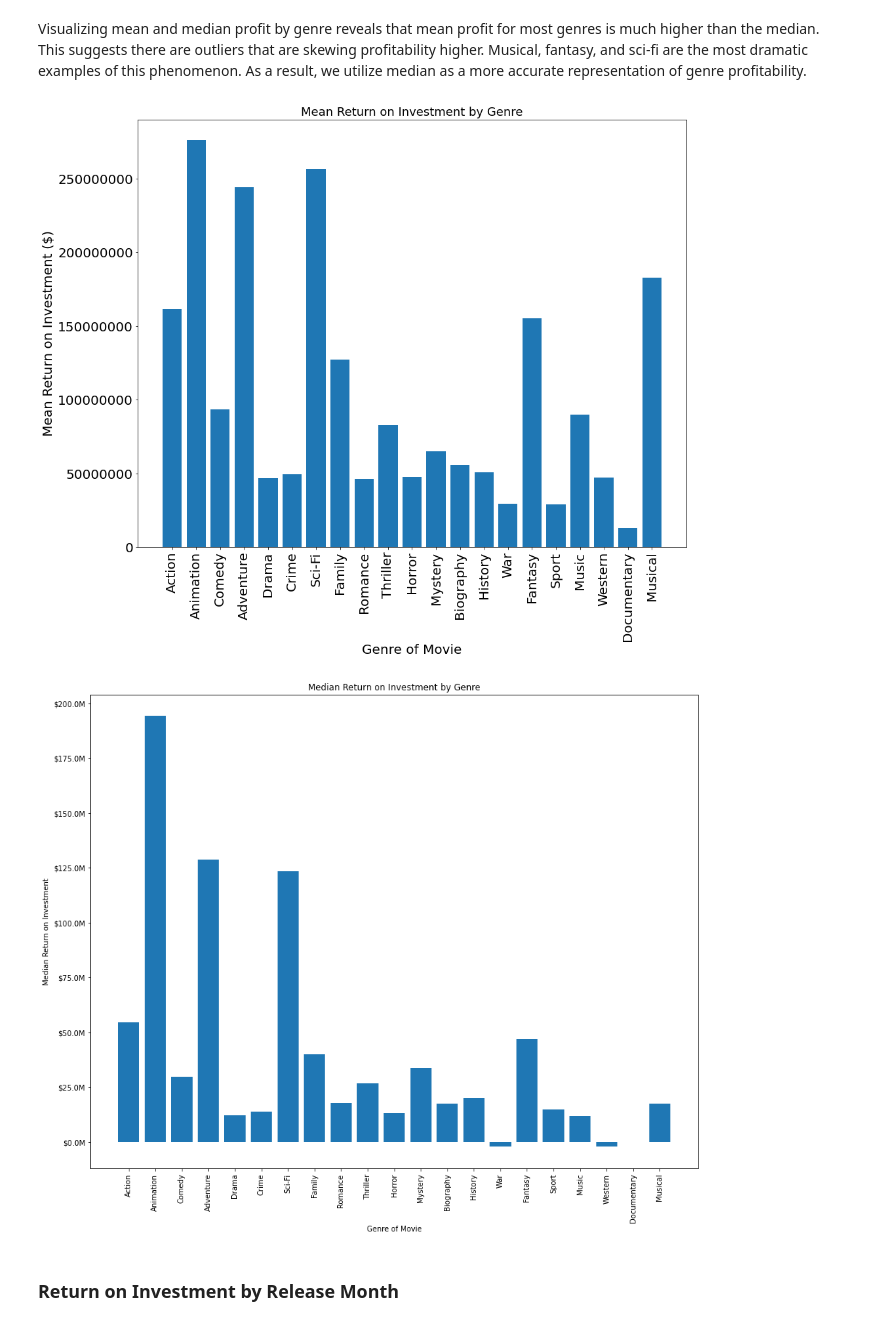
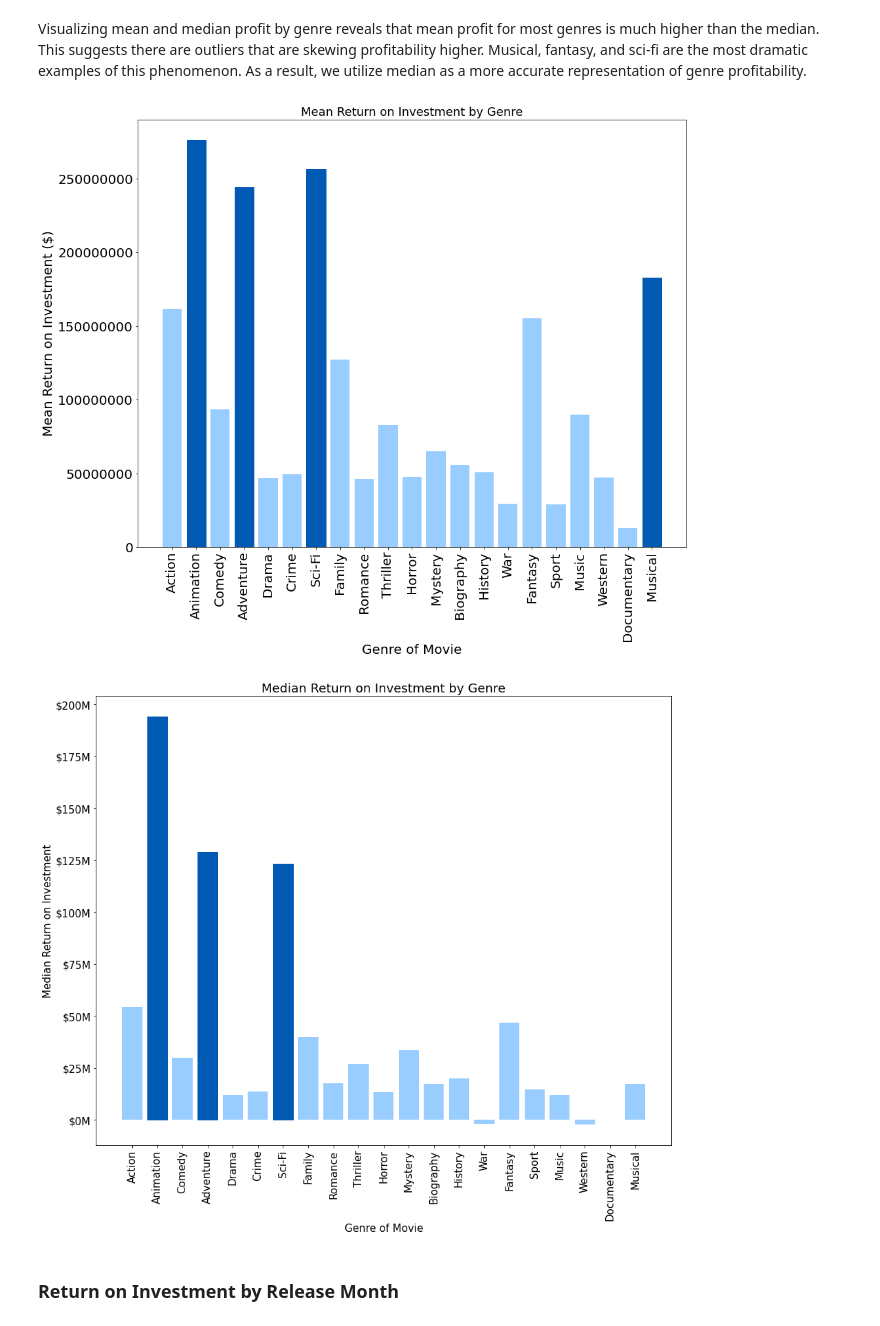
Before and after one commit to ThomasHChapman/p1_project, a Jupyter notebook: main_notebook.ipynb, the cells around one changed output. Cells and saved outputs as stored; diff of their text form; code cells hidden in the pictures.

Commit message:
adding color and recommendations

```diff
--- a/main_notebook.ipynb
+++ b/main_notebook.ipynb
@@ -508,14 +514,19 @@ avg_profit, ax = plt.subplots(figsize=(15,12))
 
 plt.rcParams.update({'font.size': 15});
 
-ax.bar(x = list(genre_profits.keys()), height = list(genre_profits.values()));
+ret = ax.bar(x = list(genre_profits.keys()), height = list(genre_profits.values()), color = '#99CCFF');
+ret[1].set_color('#0059B3')
+ret[3].set_color('#0059B3')
+ret[6].set_color('#0059B3')
+ret[20].set_color('#0059B3')
 ax.tick_params(axis='x', labelrotation = 90);
 ax.ticklabel_format(axis='y',style='plain')
 ax.set_ylabel('Mean Return on Investment ($)');
 ax.set_xlabel('Genre of Movie');
 ax.set_title('Mean Return on Investment by Genre');
+plt.savefig('./images/AverageROI_genre', dpi=500)
 # %% [output]
-[figure, old version]
+[figure, new version]
 # %%
 # This code is courtesy of datavizpyr at the following URL: https://datavizpyr.com/add-dollar-sign-on-axis-ticks-in-matplotlib/#:~:text=Barplot%20with%20Matplotlib-,Add%20Dollar%20Sign%20to%20Axis%20Ticks%20in%20Matplotlib,the%20argument%20for%20formatting%20string.
 # Currency function will help label axes appropriately when plotting monetary figures.
@@ -530,17 +541,20 @@ def currency(x, pos):
     return s
 # %%
 med_profit, ax = plt.subplots(figsize=(15,12))
-ax.bar(x = list(genre_medians.keys()), height = list(genre_medians.values()));
+ret = ax.bar(x = list(genre_medians.keys()), height = list(genre_medians.values()), color ='#99CCFF');
+ret[1].set_color('#0059B3')
+ret[3].set_color('#0059B3')
+ret[6].set_color('#0059B3')
 ax.tick_params(axis='x', labelrotation = 90);
 ax.ticklabel_format(axis='y',style='plain')
 ax.set_ylabel('Median Return on Investment');
 ax.set_xlabel('Genre of Movie');
 ax.set_title('Median Return on Investment by Genre')
 ax.yaxis.set_major_formatter(currency);
 
-plt.savefig('./images/MedianROIbyReleaseMonth', dpi=500)
+plt.savefig('./images/MedianROI_genre', dpi=500)
 # %% [output]
-[figure, old version]
+[figure, new version]
 # %% [markdown]
 ### Return on Investment by Release Month
 # %%
```
Also changed, not shown: parts of 8 cells of this notebook, 11 other files.
